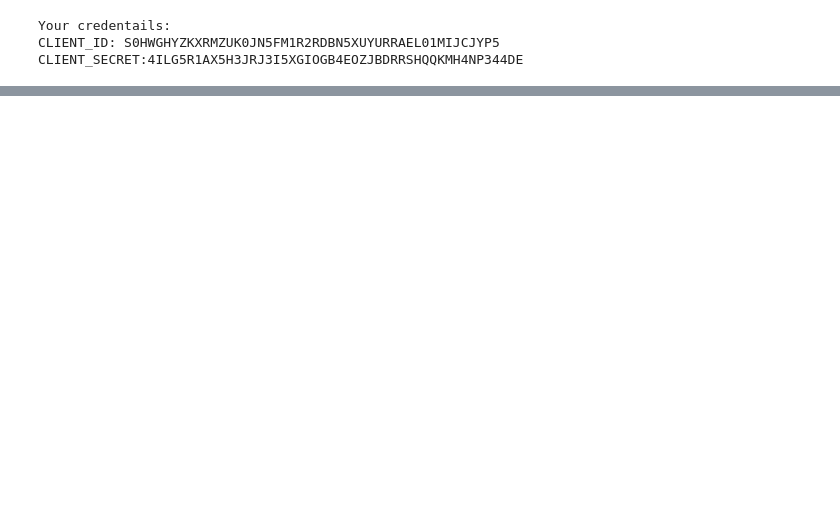
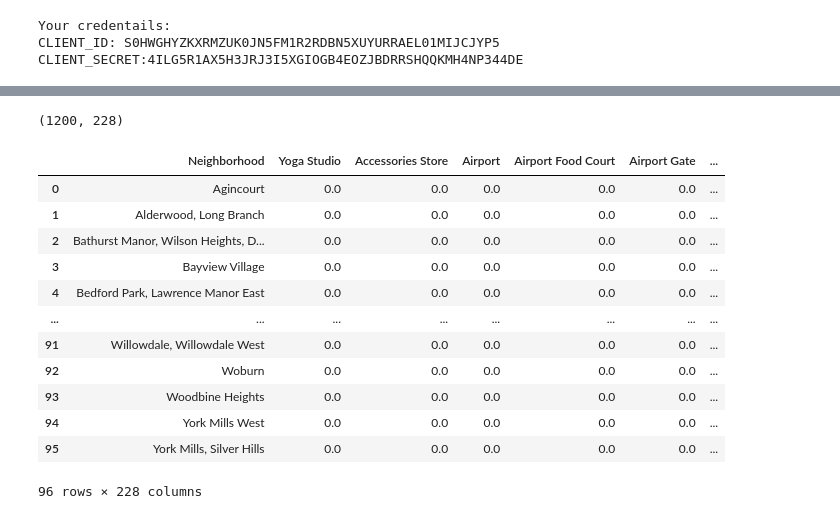
Before and after one commit to aaronwilliame/Coursera_Capstone, a Jupyter notebook: Week_3/Segmenting and Clustering Neighborhoods in Toronto.ipynb, the cells around one changed output, grey strips where cells are left out. Drawn from its saved outputs; the diff is of its cells as text; code cells hidden in the pictures; blank space fills up the shorter version.

Commit message:
Explored Neighborhoods

```diff
--- a/Week_3/Segmenting and Clustering Neighborhoods in Toronto.ipynb
+++ b/Week_3/Segmenting and Clustering Neighborhoods in Toronto.ipynb
@@ -128,0 +162,3 @@ CLIENT_SECRET:4ILG5R1AX5H3JRJ3I5XGIOGB4EOZJBDRRSHQQKMH4NP344DE
+# %%
+results = requests.get(url).json()
+results
@@ -128,0 +195,17 @@ CLIENT_SECRET:4ILG5R1AX5H3JRJ3I5XGIOGB4EOZJBDRRSHQQKMH4NP344DE
+# %%
+# structure and clean data into pandas dataframe
+venues = results['response']['groups'][0]['items']
+
+nearby_venues = pd.json_normalize(venues) # flatten JSON
+
+# filter columns
+filtered_columns = ['venue.name', 'venue.categories', 'venue.location.lat', 'venue.location.lng']
+nearby_venues =nearby_venues.loc[:, filtered_columns]
+
+# filter the category for each row
+nearby_venues['venue.categories'] = nearby_venues.apply(get_category_type, axis=1)
+
+# clean columns
+nearby_venues.columns = [col.split(".")[-1] for col in nearby_venues.columns]
+
+nearby_venues.head()
@@ -128,0 +262,5 @@ CLIENT_SECRET:4ILG5R1AX5H3JRJ3I5XGIOGB4EOZJBDRRSHQQKMH4NP344DE
+# %%
+toronto_venues = getNearbyVenues(names=toronto_data['Neighbourhood'],
+                                   latitudes=toronto_data['Latitude'],
+                                   longitudes=toronto_data['Longitude']
+                                  )
@@ -128,0 +322,12 @@ CLIENT_SECRET:4ILG5R1AX5H3JRJ3I5XGIOGB4EOZJBDRRSHQQKMH4NP344DE
+# %%
+# One hot coding
+toronto_onehot = pd.get_dummies(toronto_venues[['Venue Category']], prefix="", prefix_sep="")
+
+# Add neighborhood column back to dataframe
+toronto_onehot["Neighborhood"] = toronto_venues["Neighborhood"]
+
+# Move neighborhood column to first column
+fixed_columns = [toronto_onehot.columns[-1]] + list(toronto_onehot.columns[:-1])
+toronto_onehot = toronto_onehot[fixed_columns]
+
+toronto_onehot.head()
@@ -128,0 +342,23 @@ CLIENT_SECRET:4ILG5R1AX5H3JRJ3I5XGIOGB4EOZJBDRRSHQQKMH4NP344DE
+# %%
+# new dataframe size
+toronto_onehot.shape
+# %% [output]
+(1200, 228)
+# %%
+# grouped neighborhoods by mean of frequency of occurrence of each category
+toronto_grouped = toronto_onehot.groupby("Neighborhood").mean().reset_index()
+toronto_grouped
+# %% [output]
+|  | Neighborhood | Yoga Studio | Accessories Store | Airport | Airport Food Court | Airport Gate | ... |
+| 0 | Agincourt | 0.0 | 0.0 | 0.0 | 0.0 | 0.0 | ... |
+| 1 | Alderwood, Long Branch | 0.0 | 0.0 | 0.0 | 0.0 | 0.0 | ... |
+| 2 | Bathurst Manor, Wilson Heights, D... | 0.0 | 0.0 | 0.0 | 0.0 | 0.0 | ... |
+| 3 | Bayview Village | 0.0 | 0.0 | 0.0 | 0.0 | 0.0 | ... |
+| 4 | Bedford Park, Lawrence Manor East | 0.0 | 0.0 | 0.0 | 0.0 | 0.0 | ... |
+| ... | ... | ... | ... | ... | ... | ... | ... |
+| 91 | Willowdale, Willowdale West | 0.0 | 0.0 | 0.0 | 0.0 | 0.0 | ... |
+| 92 | Woburn | 0.0 | 0.0 | 0.0 | 0.0 | 0.0 | ... |
+| 93 | Woodbine Heights | 0.0 | 0.0 | 0.0 | 0.0 | 0.0 | ... |
+| 94 | York Mills West | 0.0 | 0.0 | 0.0 | 0.0 | 0.0 | ... |
+| 95 | York Mills, Silver Hills | 0.0 | 0.0 | 0.0 | 0.0 | 0.0 | ... |
+96 rows × 228 columns
```
Also changed, not shown: parts of 21 cells of this notebook.
